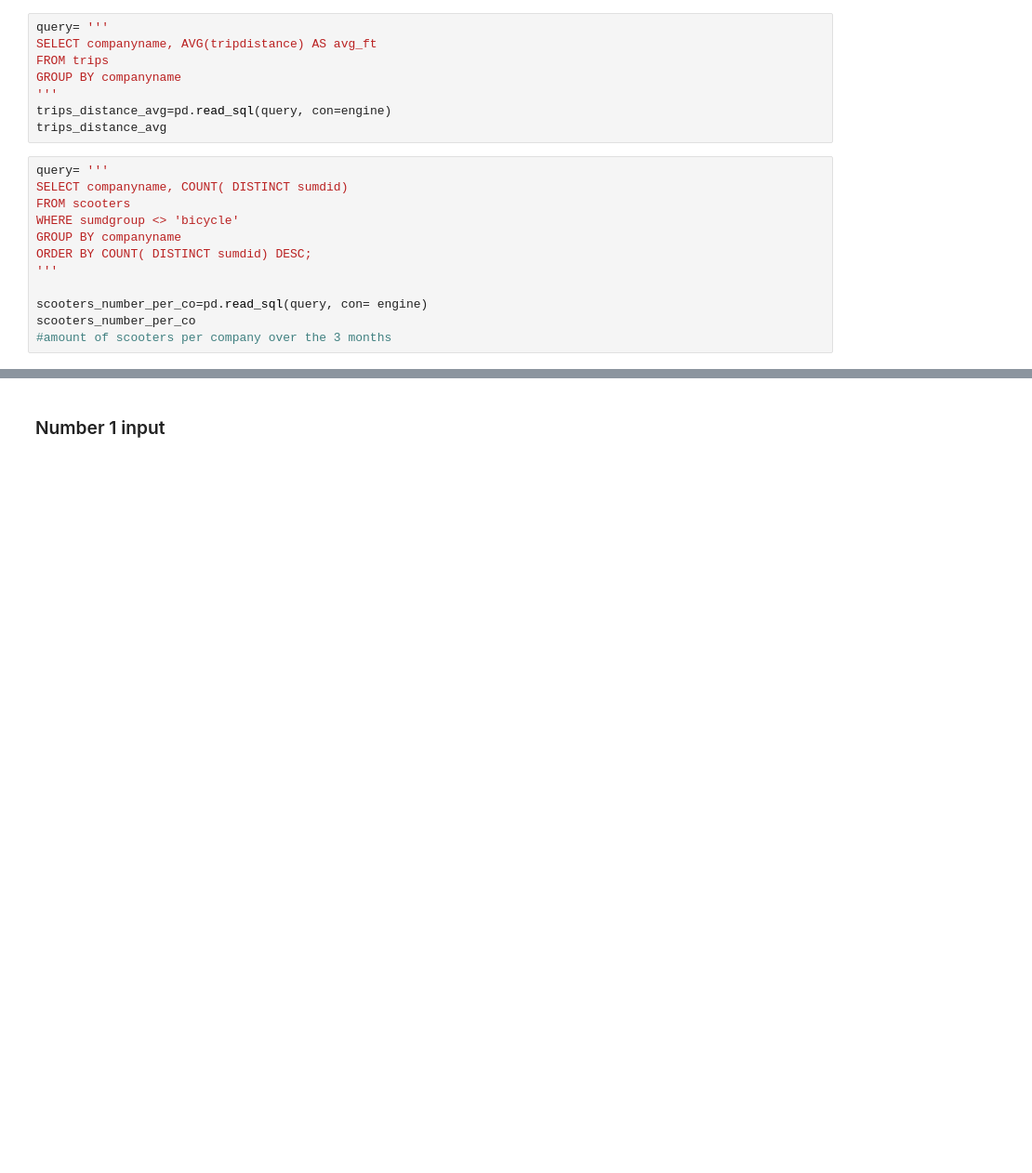
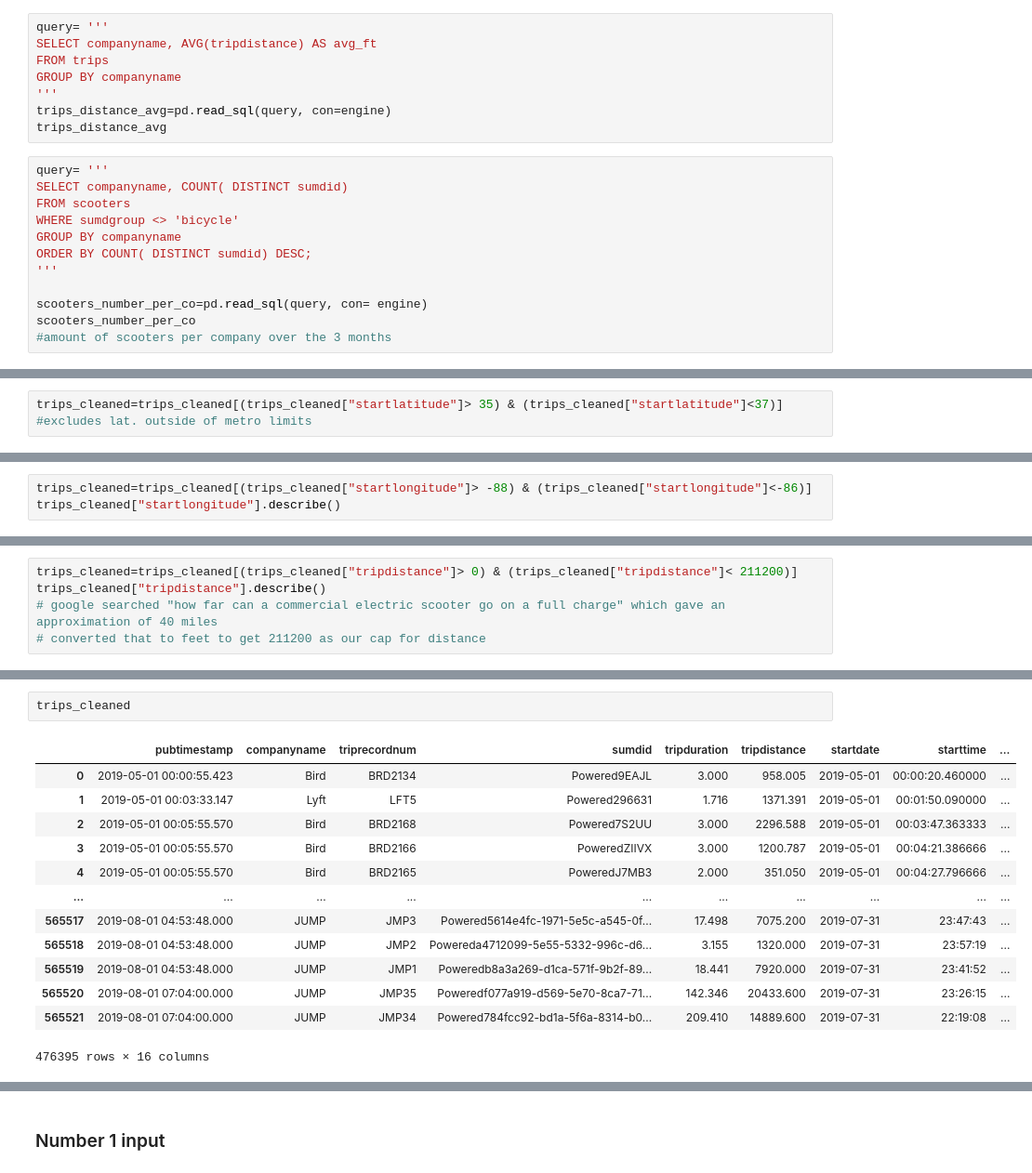
Before and after one commit to NSS-Data-Analytics-Cohort-10/scooters-group-1, a Jupyter notebook: notebooks/scooters_nb.ipynb, the cells around one changed output, grey strips where cells are left out. Shown at 93% size. Drawn from its saved outputs; the diff is of its cells as text; blank space fills up the shorter version.

```diff
--- a/notebooks/scooters_nb.ipynb
+++ b/notebooks/scooters_nb.ipynb
@@ -298,0 +305,3 @@ trips.head()
+# %%
+trips_cleaned=trips_cleaned[(trips_cleaned["startlatitude"]> 35) & (trips_cleaned["startlatitude"]<37)]
+#excludes lat. outside of metro limits
@@ -298,0 +320,3 @@ trips.head()
+# %%
+trips_cleaned=trips_cleaned[(trips_cleaned["startlongitude"]> -88) & (trips_cleaned["startlongitude"]<-86)]
+trips_cleaned["startlongitude"].describe()
@@ -298,0 +347,5 @@ trips.head()
+# %%
+trips_cleaned=trips_cleaned[(trips_cleaned["tripdistance"]> 0) & (trips_cleaned["tripdistance"]< 211200)]
+trips_cleaned["tripdistance"].describe()
+# google searched "how far can a commercial electric scooter go on a full charge" which gave an approximation of 40 miles
+# converted that to feet to get 211200 as our cap for distance
@@ -298,0 +382,16 @@ trips.head()
+# %%
+trips_cleaned
+# %% [output]
+|  | pubtimestamp | companyname | triprecordnum | sumdid | tripduration | tripdistance | startdate | starttime | ... |
+| 0 | 2019-05-01 00:00:55.423 | Bird | BRD2134 | Powered9EAJL | 3.000 | 958.005 | 2019-05-01 | 00:00:20.460000 | ... |
+| 1 | 2019-05-01 00:03:33.147 | Lyft | LFT5 | Powered296631 | 1.716 | 1371.391 | 2019-05-01 | 00:01:50.090000 | ... |
+| 2 | 2019-05-01 00:05:55.570 | Bird | BRD2168 | Powered7S2UU | 3.000 | 2296.588 | 2019-05-01 | 00:03:47.363333 | ... |
+| 3 | 2019-05-01 00:05:55.570 | Bird | BRD2166 | PoweredZIIVX | 3.000 | 1200.787 | 2019-05-01 | 00:04:21.386666 | ... |
+| 4 | 2019-05-01 00:05:55.570 | Bird | BRD2165 | PoweredJ7MB3 | 2.000 | 351.050 | 2019-05-01 | 00:04:27.796666 | ... |
+| ... | ... | ... | ... | ... | ... | ... | ... | ... | ... |
+| 565517 | 2019-08-01 04:53:48.000 | JUMP | JMP3 | Powered5614e4fc-1971-5e5c-a545-0f... | 17.498 | 7075.200 | 2019-07-31 | 23:47:43 | ... |
+| 565518 | 2019-08-01 04:53:48.000 | JUMP | JMP2 | Powereda4712099-5e55-5332-996c-d6... | 3.155 | 1320.000 | 2019-07-31 | 23:57:19 | ... |
+| 565519 | 2019-08-01 04:53:48.000 | JUMP | JMP1 | Poweredb8a3a269-d1ca-571f-9b2f-89... | 18.441 | 7920.000 | 2019-07-31 | 23:41:52 | ... |
+| 565520 | 2019-08-01 07:04:00.000 | JUMP | JMP35 | Poweredf077a919-d569-5e70-8ca7-71... | 142.346 | 20433.600 | 2019-07-31 | 23:26:15 | ... |
+| 565521 | 2019-08-01 07:04:00.000 | JUMP | JMP34 | Powered784fcc92-bd1a-5f6a-8314-b0... | 209.410 | 14889.600 | 2019-07-31 | 22:19:08 | ... |
+476395 rows × 16 columns
```
Also changed, not shown: parts of 67 cells of this notebook.
